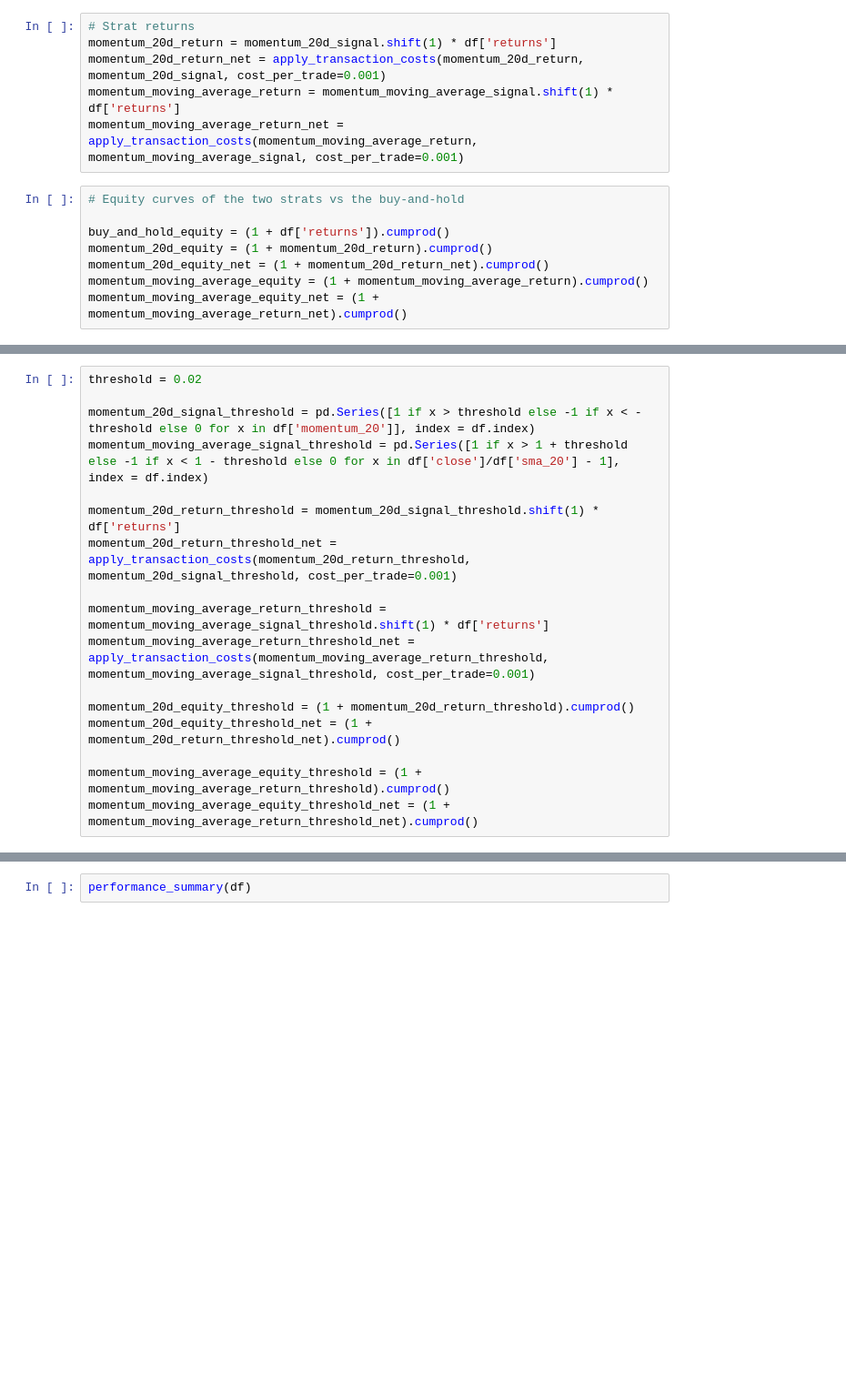
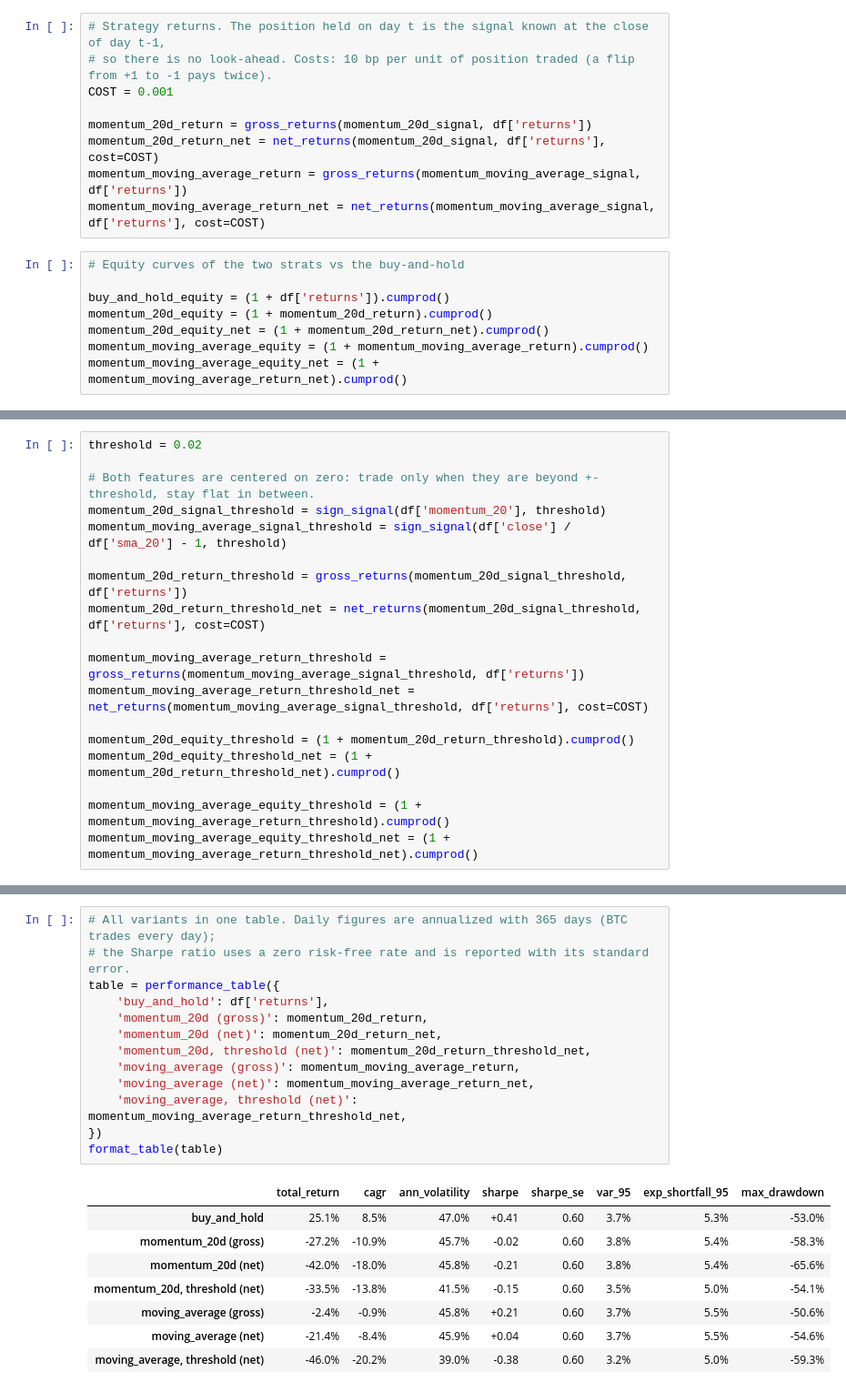
Before and after one commit to GioDiSalvo/quant-lab, a Jupyter notebook: notebooks/04_first_strategy.ipynb, the cells around one changed output, grey strips where cells are left out. Shown at 91% size. Cells and saved outputs as stored; diff of their text form; blank space fills up the shorter version.

```diff
--- a/notebooks/04_first_strategy.ipynb
+++ b/notebooks/04_first_strategy.ipynb
@@ -32,9 +38,12 @@ momentum_moving_average_signal = pd.Series(np.where(df['close'] > df['sma_20'],
 # %%
-# Strat returns
-momentum_20d_return = momentum_20d_signal.shift(1) * df['returns']
-momentum_20d_return_net = apply_transaction_costs(momentum_20d_return, momentum_20d_signal, cost_per_trade=0.001)
-momentum_moving_average_return = momentum_moving_average_signal.shift(1) * df['returns']
-momentum_moving_average_return_net = apply_transaction_costs(momentum_moving_average_return, momentum_moving_average_signal, cost_per_trade=0.001)
+# Strategy returns. The position held on day t is the signal known at the close of day t-1,
+# so there is no look-ahead. Costs: 10 bp per unit of position traded (a flip from +1 to -1 pays twice).
+COST = 0.001
+
+momentum_20d_return = gross_returns(momentum_20d_signal, df['returns'])
+momentum_20d_return_net = net_returns(momentum_20d_signal, df['returns'], cost=COST)
+momentum_moving_average_return = gross_returns(momentum_moving_average_signal, df['returns'])
+momentum_moving_average_return_net = net_returns(momentum_moving_average_signal, df['returns'], cost=COST)
 # %%
 # Equity curves of the two strats vs the buy-and-hold
 
@@ -80,14 +127,15 @@ There are a lot of swings, which might mean that the signal is noisy: let's try
 # %%
 threshold = 0.02
 
-momentum_20d_signal_threshold = pd.Series([1 if x > threshold else -1 if x < - threshold else 0 for x in df['momentum_20']], index = df.index)
-momentum_moving_average_signal_threshold = pd.Series([1 if x > 1 + threshold else -1 if x < 1 - threshold else 0 for x in df['close']/df['sma_20'] - 1], index = df.index)
+# Both features are centered on zero: trade only when they are beyond +-threshold, stay flat in between.
+momentum_20d_signal_threshold = sign_signal(df['momentum_20'], threshold)
+momentum_moving_average_signal_threshold = sign_signal(df['close'] / df['sma_20'] - 1, threshold)
 
-momentum_20d_return_threshold = momentum_20d_signal_threshold.shift(1) * df['returns']
-momentum_20d_return_threshold_net = apply_transaction_costs(momentum_20d_return_threshold, momentum_20d_signal_threshold, cost_per_trade=0.001)
+momentum_20d_return_threshold = gross_returns(momentum_20d_signal_threshold, df['returns'])
+momentum_20d_return_threshold_net = net_returns(momentum_20d_signal_threshold, df['returns'], cost=COST)
 
-momentum_moving_average_return_threshold = momentum_moving_average_signal_threshold.shift(1) * df['returns']
-momentum_moving_average_return_threshold_net = apply_transaction_costs(momentum_moving_average_return_threshold, momentum_moving_average_signal_threshold, cost_per_trade=0.001)
+momentum_moving_average_return_threshold = gross_returns(momentum_moving_average_signal_threshold, df['returns'])
+momentum_moving_average_return_threshold_net = net_returns(momentum_moving_average_signal_threshold, df['returns'], cost=COST)
 
 momentum_20d_equity_threshold = (1 + momentum_20d_return_threshold).cumprod()
 momentum_20d_equity_threshold_net = (1 + momentum_20d_return_threshold_net).cumprod()
@@ -149,2 +209,22 @@ momentum_moving_average_signal_threshold.value_counts()
 # %%
-performance_summary(df)
+# All variants in one table. Daily figures are annualized with 365 days (BTC trades every day);
+# the Sharpe ratio uses a zero risk-free rate and is reported with its standard error.
+table = performance_table({
+    'buy_and_hold': df['returns'],
+    'momentum_20d (gross)': momentum_20d_return,
+    'momentum_20d (net)': momentum_20d_return_net,
+    'momentum_20d, threshold (net)': momentum_20d_return_threshold_net,
+    'moving_average (gross)': momentum_moving_average_return,
+    'moving_average (net)': momentum_moving_average_return_net,
+    'moving_average, threshold (net)': momentum_moving_average_return_threshold_net,
+})
+format_table(table)
+# %% [output]
+|  | total_return | cagr | ann_volatility | sharpe | sharpe_se | var_95 | exp_shortfall_95 | max_drawdown |
+| buy_and_hold | 25.1% | 8.5% | 47.0% | +0.41 | 0.60 | 3.7% | 5.3% | -53.0% |
+| momentum_20d (gross) | -27.2% | -10.9% | 45.7% | -0.02 | 0.60 | 3.8% | 5.4% | -58.3% |
+| momentum_20d (net) | -42.0% | -18.0% | 45.8% | -0.21 | 0.60 | 3.8% | 5.4% | -65.6% |
+| momentum_20d, threshold (net) | -33.5% | -13.8% | 41.5% | -0.15 | 0.60 | 3.5% | 5.0% | -54.1% |
+| moving_average (gross) | -2.4% | -0.9% | 45.8% | +0.21 | 0.60 | 3.7% | 5.5% | -50.6% |
+| moving_average (net) | -21.4% | -8.4% | 45.9% | +0.04 | 0.60 | 3.7% | 5.5% | -54.6% |
+| moving_average, threshold (net) | -46.0% | -20.2% | 39.0% | -0.38 | 0.60 | 3.2% | 5.0% | -59.3% |
```
Also changed, not shown: parts of 17 cells of this notebook, 13 other files.
